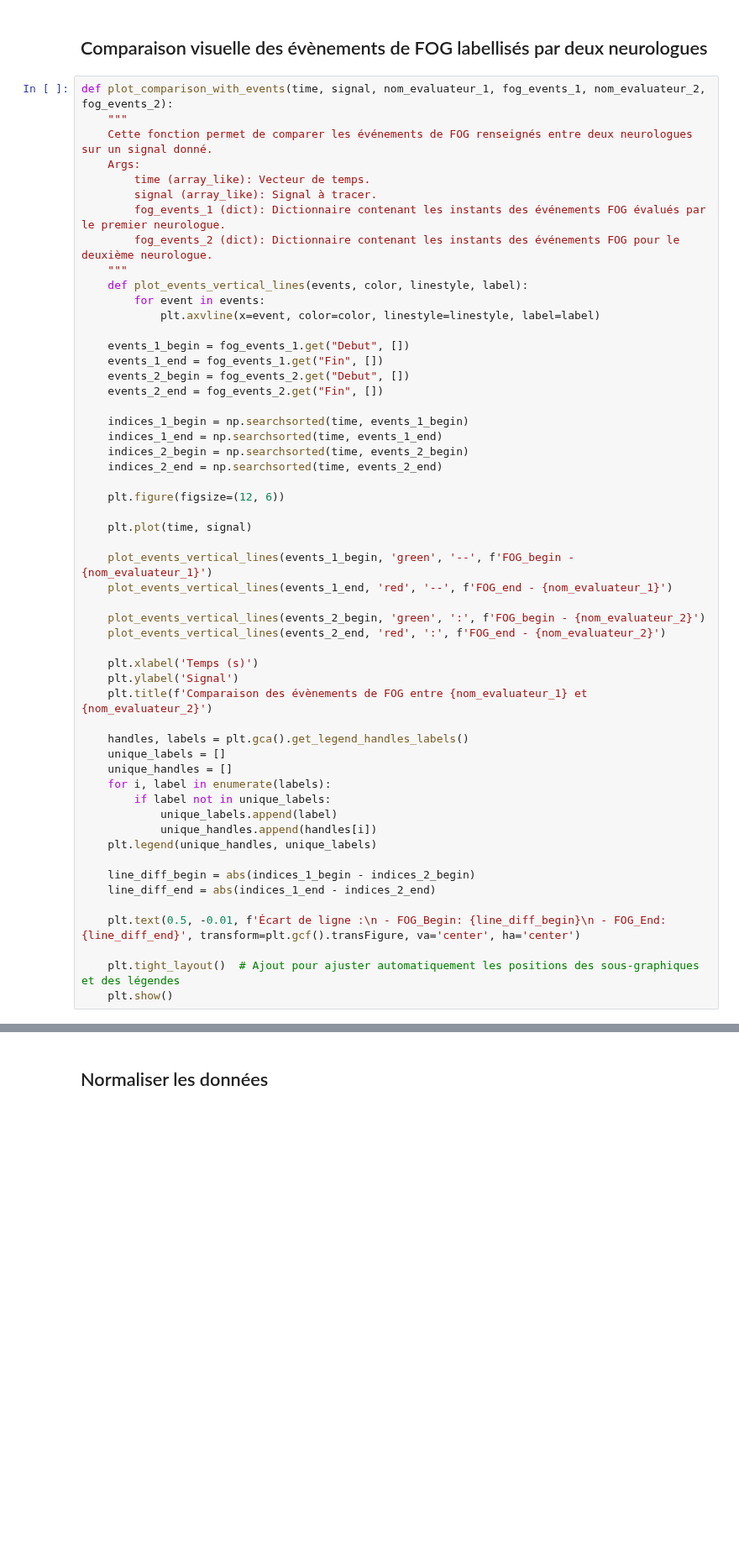
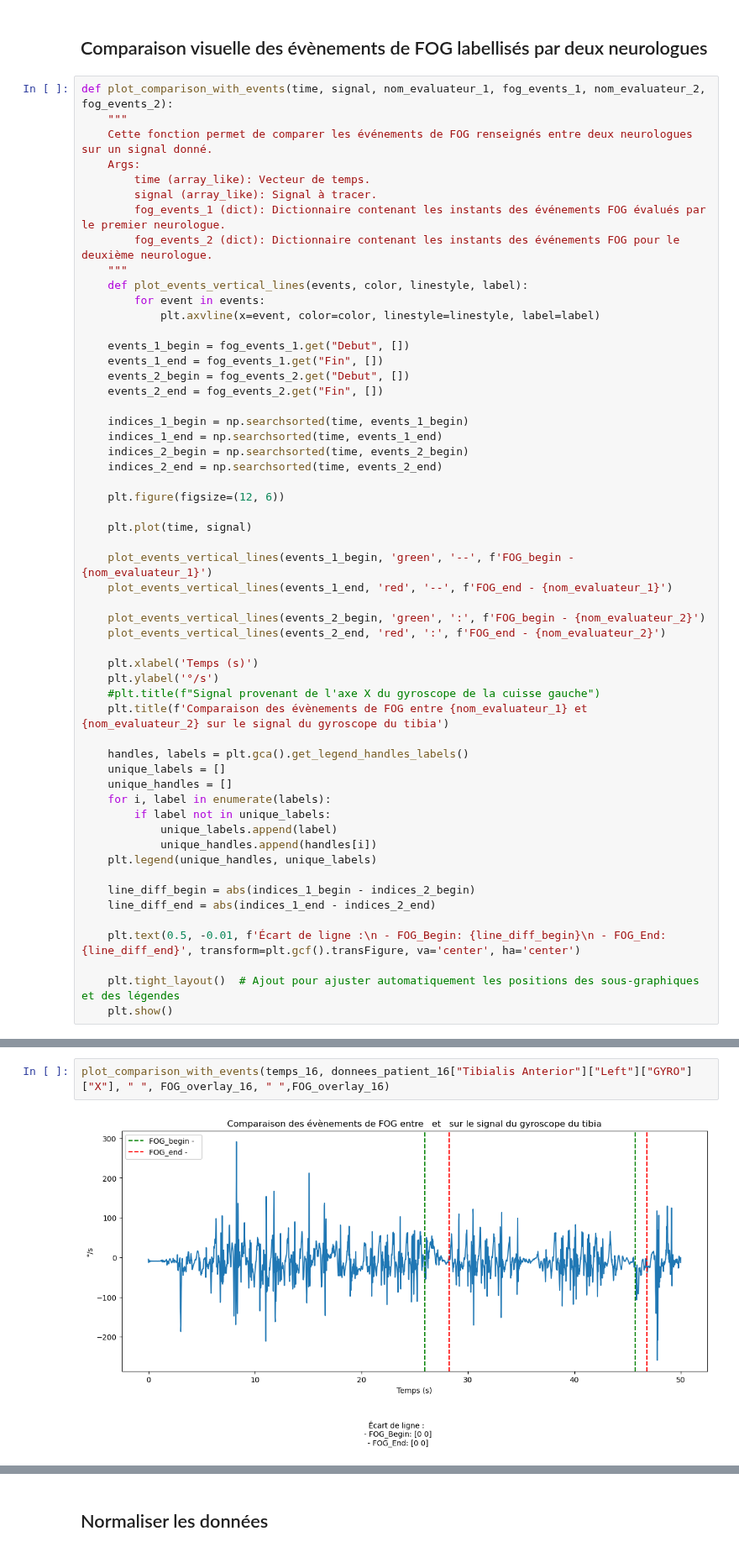
Before and after one commit to Anthoplc/Detect-FOG, a Jupyter notebook: code/Preprocessing.ipynb, the cells around one changed output, grey strips where cells are left out. Shown at 84% size. Drawn from its saved outputs; the diff is of its cells as text; blank space fills up the shorter version.

```diff
--- a/code/Preprocessing.ipynb
+++ b/code/Preprocessing.ipynb
@@ -338,8 +351,9 @@ def plot_comparison_with_events(time, signal, nom_evaluateur_1, fog_events_1, no
     plot_events_vertical_lines(events_2_end, 'red', ':', f'FOG_end - {nom_evaluateur_2}')
 
     plt.xlabel('Temps (s)')
-    plt.ylabel('Signal')
-    plt.title(f'Comparaison des évènements de FOG entre {nom_evaluateur_1} et {nom_evaluateur_2}')
+    plt.ylabel('°/s')
+    #plt.title(f"Signal provenant de l'axe X du gyroscope de la cuisse gauche")
+    plt.title(f'Comparaison des évènements de FOG entre {nom_evaluateur_1} et {nom_evaluateur_2} sur le signal du gyroscope du tibia')
 
     handles, labels = plt.gca().get_legend_handles_labels()
     unique_labels = []
@@ -363,0 +374,4 @@ plot_comparison_with_events(temps_16, Norme_GYRO_tibia_16, "Anthony", FOG_overla
+# %%
+plot_comparison_with_events(temps_16, donnees_patient_16["Tibialis Anterior"]["Left"]["GYRO"]["X"], " ", FOG_overlay_16, " ",FOG_overlay_16)
+# %% [output]
+[figure, added]
```
Also changed, not shown: parts of 11 cells of this notebook.
